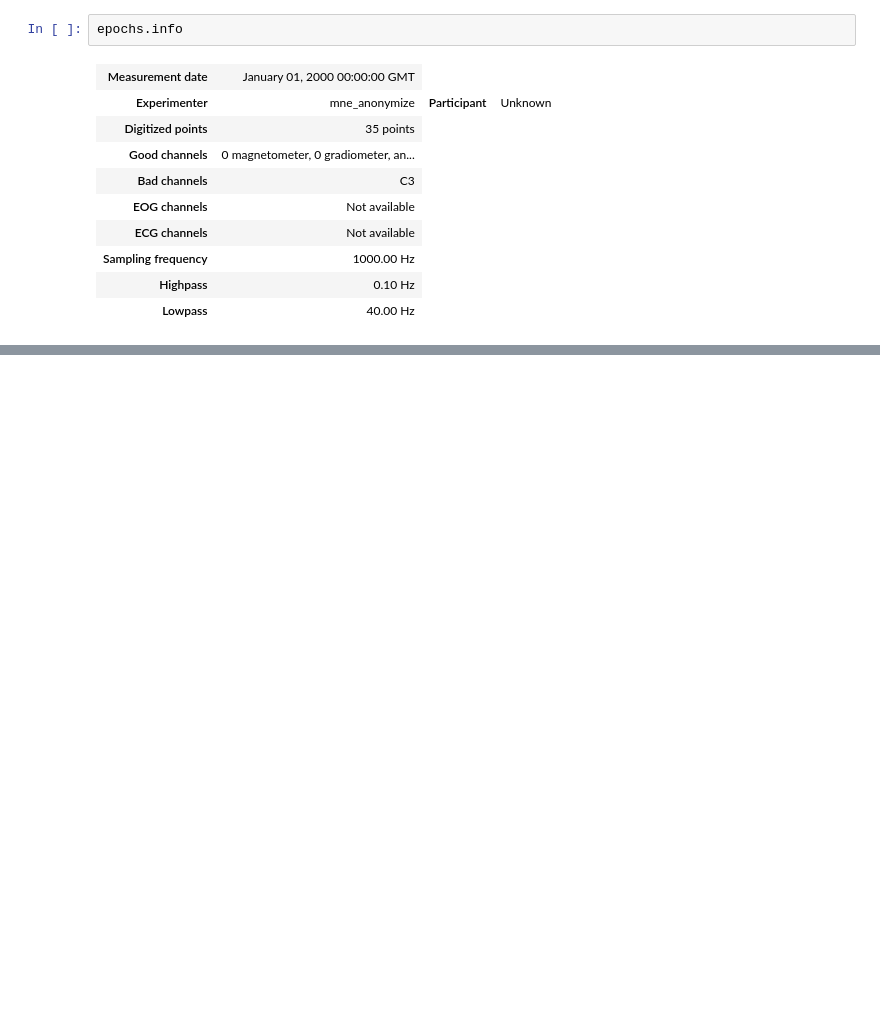
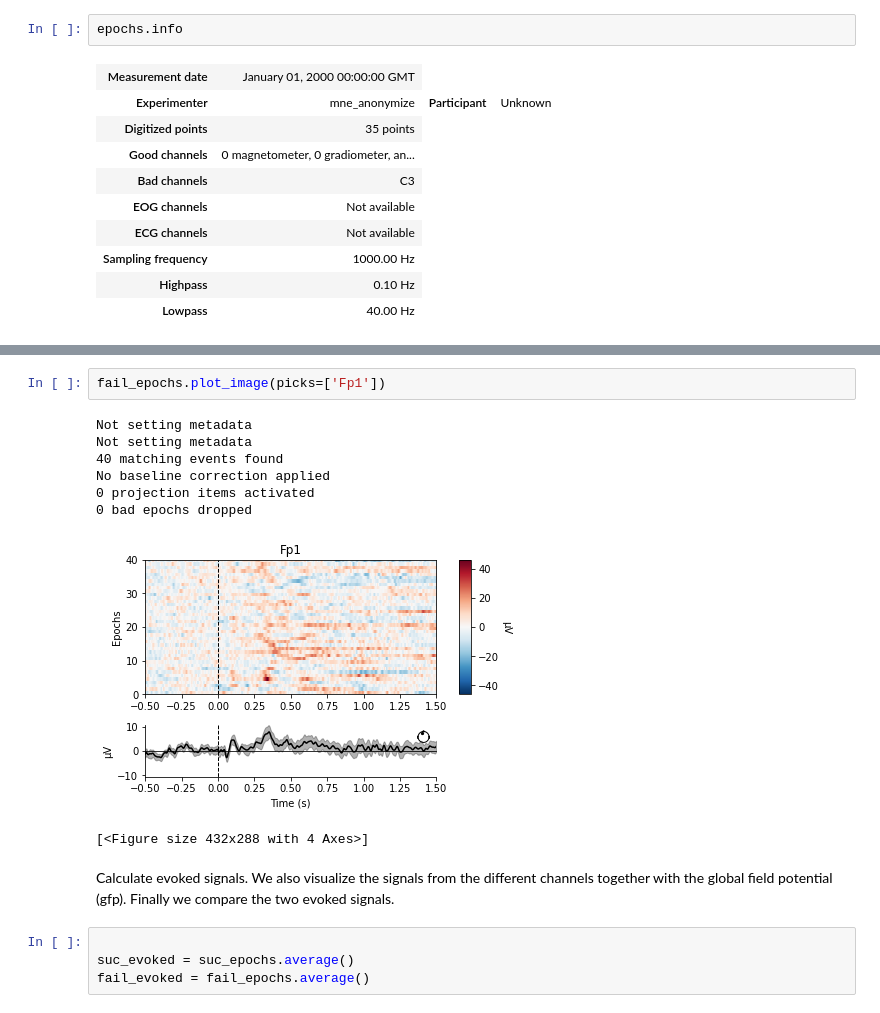
Before and after one commit to saraoe/ACN_2021, a Jupyter notebook: portfolio/portfolio_nb.ipynb, the cells around one changed output, grey strips where cells are left out. Drawn from its saved outputs; the diff is of its cells as text; blank space fills up the shorter version.

```diff
--- a/portfolio/portfolio_nb.ipynb
+++ b/portfolio/portfolio_nb.ipynb
@@ -238,0 +290,17 @@ epochs
+# %%
+fail_epochs.plot_image(picks=['Fp1'])
+# %% [output]
+Not setting metadata
+Not setting metadata
+40 matching events found
+No baseline correction applied
+0 projection items activated
+0 bad epochs dropped
+[figure, added]
+[<Figure size 432x288 with 4 Axes>]
+# %% [markdown]
+Calculate evoked signals. We also visualize the signals from the different channels together with the global field potential (gfp). Finally we compare the two evoked signals.
+# %%
+
+suc_evoked = suc_epochs.average()
+fail_evoked = fail_epochs.average()
```
Also changed, not shown: parts of 24 cells of this notebook, 1 other file.
